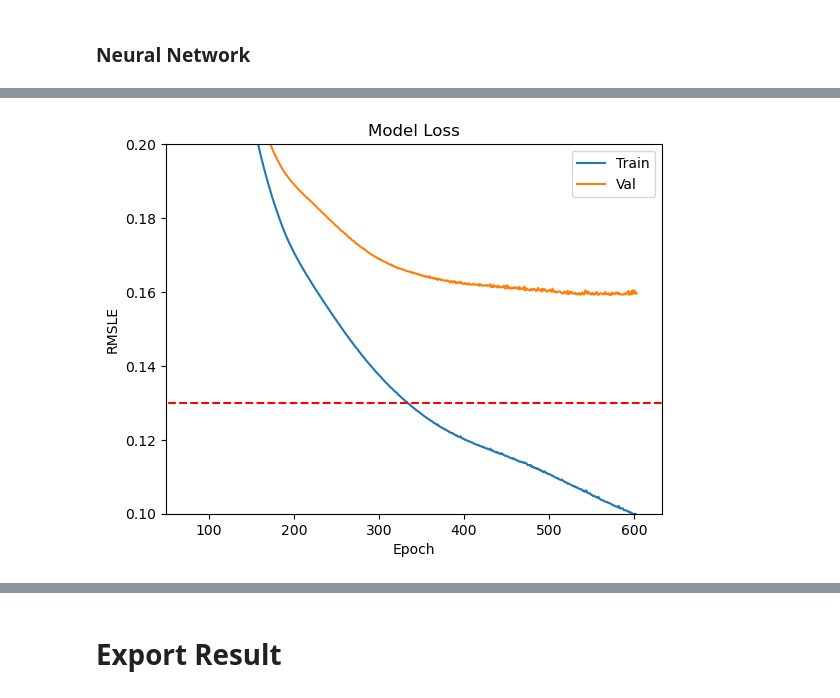
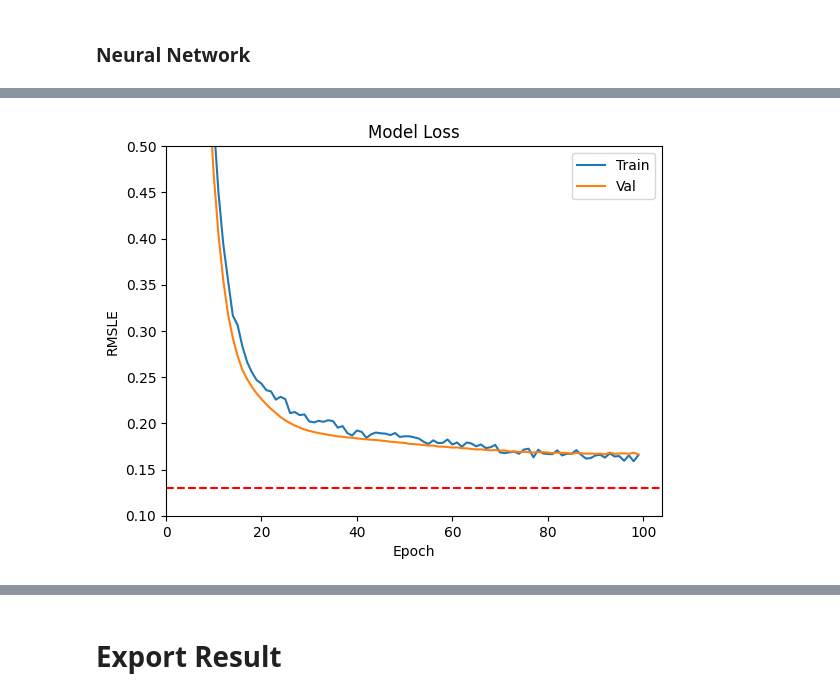
Before and after one commit to HelloSunPKU2023/Kaggle, a Jupyter notebook: HousePrice/HousePrice.ipynb, the cells around one changed output, grey strips where cells are left out. Cells and saved outputs as stored; diff of their text form; code cells hidden in the pictures.

```diff
--- a/HousePrice/HousePrice.ipynb
+++ b/HousePrice/HousePrice.ipynb
@@ -428,8 +436,8 @@ preproc_num_norm = make_pipeline(
 
 preproc_num_uniform = make_pipeline(
     SimpleImputer(strategy='mean'),
-#     MinMaxScaler(),
-    RobustScaler(),
+    MinMaxScaler(),
+#     RobustScaler(),
 #     StandardScaler(),
 #     PCA()
 )
@@ -449,7 +457,8 @@ preproc_cat_onehot = make_pipeline(
     OneHotEncoder(
         drop = 'if_binary',
         sparse_output=False,
-        handle_unknown='ignore')
+        handle_unknown='ignore'),
+#     MinMaxScaler()
 )
 
 preproc_pipeline = ColumnTransformer([
@@ -459,8 +468,9 @@ preproc_pipeline = ColumnTransformer([
     ('categorical processor', preproc_cat_onehot, feature_categorical_OneHot),
 #     remainder='passthrough'
 ])
+display(preproc_pipeline)
+
 
 X_preprocessed = preproc_pipeline.fit_transform(X)
-y_log=np.log(y)
 X_preprocessed.shape, y.shape
 # %% [output]
@@ -845,21 +932,29 @@ def plot_history(history, top=100, left=0):
     plt.hlines(y=0.13,  xmin=0, xmax=2000, color='red', linestyles='dashed')
     plt.show()
 # %%
-from tensorflow.keras import models, layers, regularizers
+from tensorflow.keras import models, layers, regularizers, optimizers
 
 def initialize_model():
     reg_l1 = regularizers.L1(0.01)
     reg_l2 = regularizers.L2(0.01)
     reg_l1_l2 = regularizers.l1_l2(l1=0.005, l2=0.0005)
 
+    adam_opt = optimizers.Adam(learning_rate = 0.005)
+
     model = models.Sequential([
-            layers.Dense(50, activation='relu', input_dim=X_preprocessed.shape[1]),
-            layers.Dense(30, activation='relu'),
-            layers.Dense(10, activation='relu'),
-            layers.Dense(1, activation='linear')
-        ])
+        layers.Dense(60, activation='relu', input_dim=X_preprocessed.shape[1]),
+        layers.Dense(20, activation='relu'),
+         layers.Dropout(rate=0.1),
+        layers.Dense(10, activation='relu'),
+#         layers.Dropout(rate=0.1),
+        layers.Dense(1, activation='linear')
+    ])
 
-    model.compile(loss='msle', optimizer='adam')
+    model.compile(
+        loss='msle',
+#         optimizer='adam'
+        optimizer=adam_opt
+    )
     return model
 # %%
 %%time
@@ -869,17 +964,18 @@ from tensorflow.keras.callbacks import EarlyStopping
 # Test the Neuroal Network building
 model = initialize_model()
 
-es = EarlyStopping(patience=30, restore_best_weights=True)
+es = EarlyStopping(patience=200, restore_best_weights=True)
 
 model = initialize_model()
 
 # Fit the model on the train data
+
 history = model.fit(
     X_preprocessed,
     y,
     validation_split = 0.2,
-    epochs = 5000,
-    batch_size = 32,
+    epochs = 100,
+    batch_size = 16,
     verbose = 1,
     callbacks = [es]
 )
@@ -912,4 +1000,4 @@ plot_history(history, top=0.5, left=0)
 # %%
-plot_history(history, top=.2, left=50)
+plot_history(history, top=.5, left=0)
 # %% [output]
-[figure, old version]
+[figure, new version]
```
Also changed, not shown: parts of 14 cells of this notebook.
